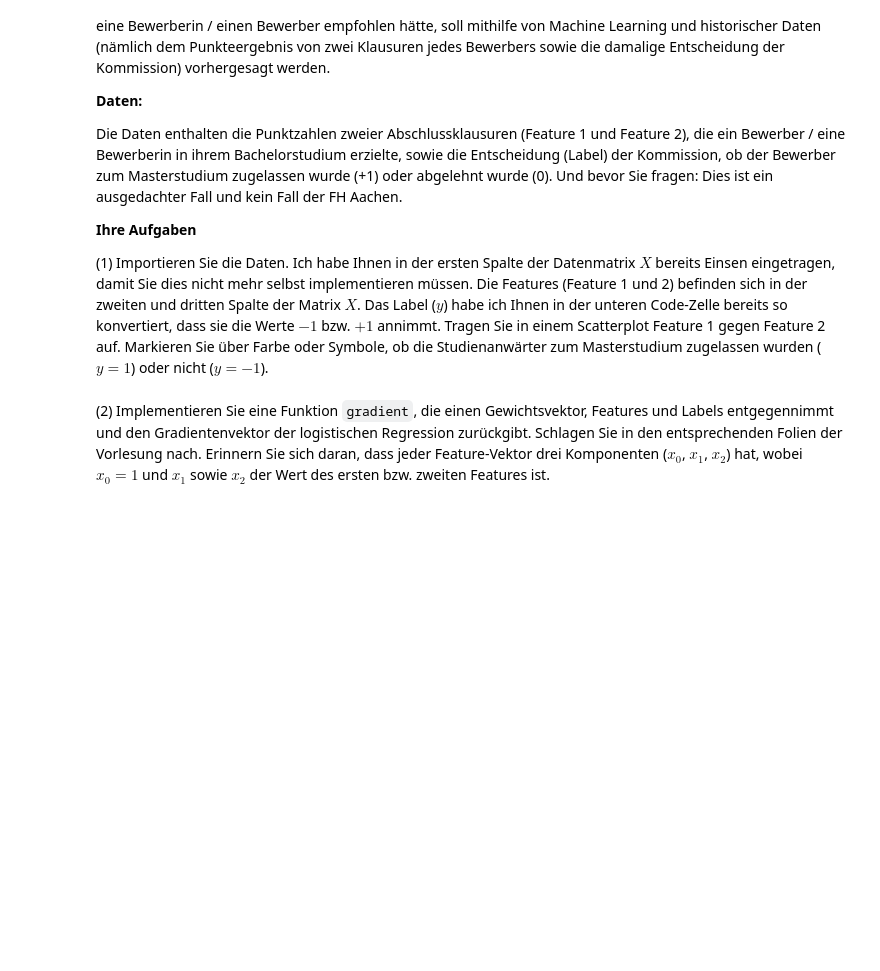
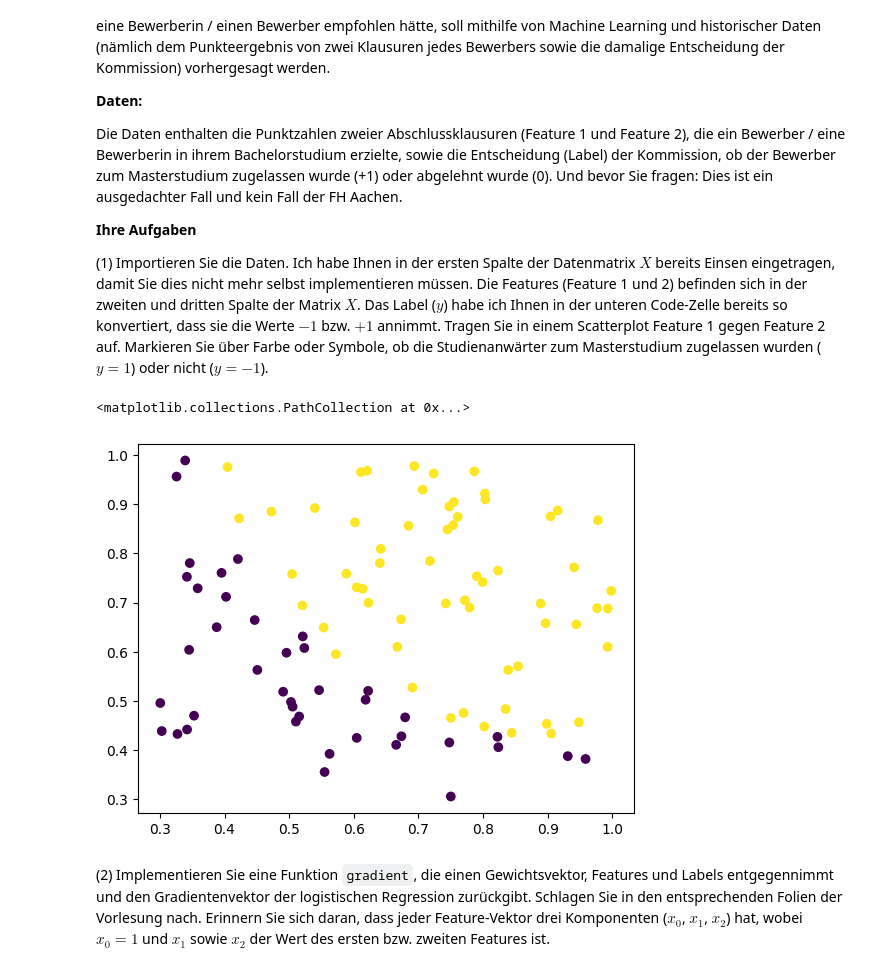
Before and after one commit to Emanuel162/MachineLearning, a Jupyter notebook: UebungenML/SJMN-7.ipynb, the cells around one changed output. Cells and saved outputs as stored; diff of their text form; code cells hidden in the pictures; blank space fills up the shorter version.

```diff
--- a/UebungenML/SJMN-7.ipynb
+++ b/UebungenML/SJMN-7.ipynb
@@ -33,12 +33,17 @@ Die Daten enthalten die Punktzahlen zweier Abschlussklausuren (Feature 1 und Fea
 # %%
 %matplotlib inline
 import numpy as np
 from matplotlib import pyplot as plt
 
 # Sie finden diese Daten auch zum Download unter: https://data.bialonski.de/ml/admission-data.txt
 data = np.loadtxt('https://data.bialonski.de/ml/admission-data.txt', delimiter=',')
 
 # Ihre Daten:
 X, y = np.insert(data[:, :2] / 100, 0, 1, 1), (data[:, 2] - .5) * 2
+
+plt.scatter(X[:, 1], X[:, 2], c=y)
+# %% [output]
+<matplotlib.collections.PathCollection at 0x...>
+[figure, added]
 # %% [markdown]
 (2) Implementieren Sie eine Funktion `gradient`, die einen Gewichtsvektor, Features und Labels entgegennimmt und den Gradientenvektor der logistischen Regression zurückgibt. Schlagen Sie in den entsprechenden Folien der Vorlesung nach. Erinnern Sie sich daran, dass jeder Feature-Vektor drei Komponenten ($x_0$, $x_1$, $x_2$) hat, wobei $x_0=1$ und $x_1$ sowie $x_2$ der Wert des ersten bzw. zweiten Features ist.
```
Also changed, not shown: parts of 7 cells of this notebook.
